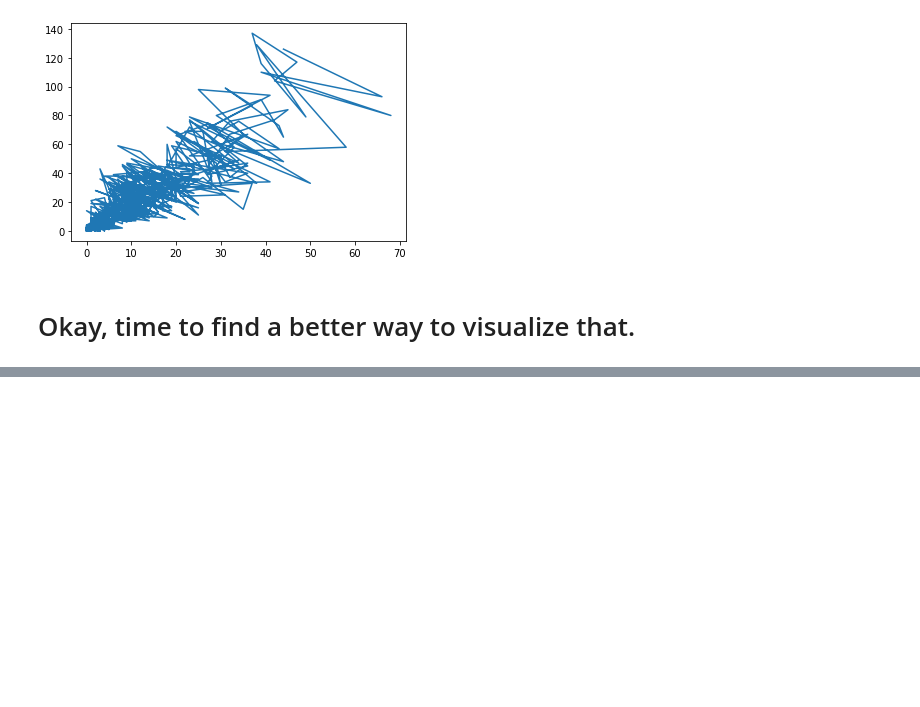
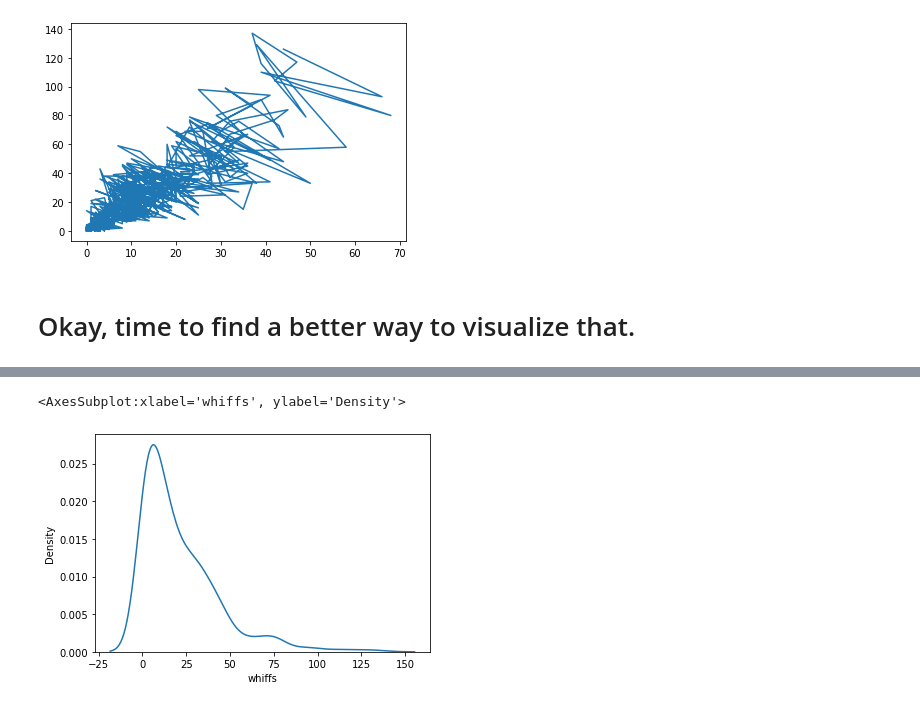
Before and after one commit to Katherine89Lee/Curveball-Data, a Jupyter notebook: Curveballs.ipynb, the cells around one changed output, grey strips where cells are left out. Drawn from its saved outputs; the diff is of its cells as text; code cells hidden in the pictures; blank space fills up the shorter version.

```diff
--- a/Curveballs.ipynb
+++ b/Curveballs.ipynb
@@ -217,0 +223,5 @@ plt.show()
+# %%
+sns.kdeplot(fastballs_clean['whiffs'])
+# %% [output]
+<AxesSubplot:xlabel='whiffs', ylabel='Density'>
+[figure, added]
```
Also changed, not shown: parts of 8 cells of this notebook.
